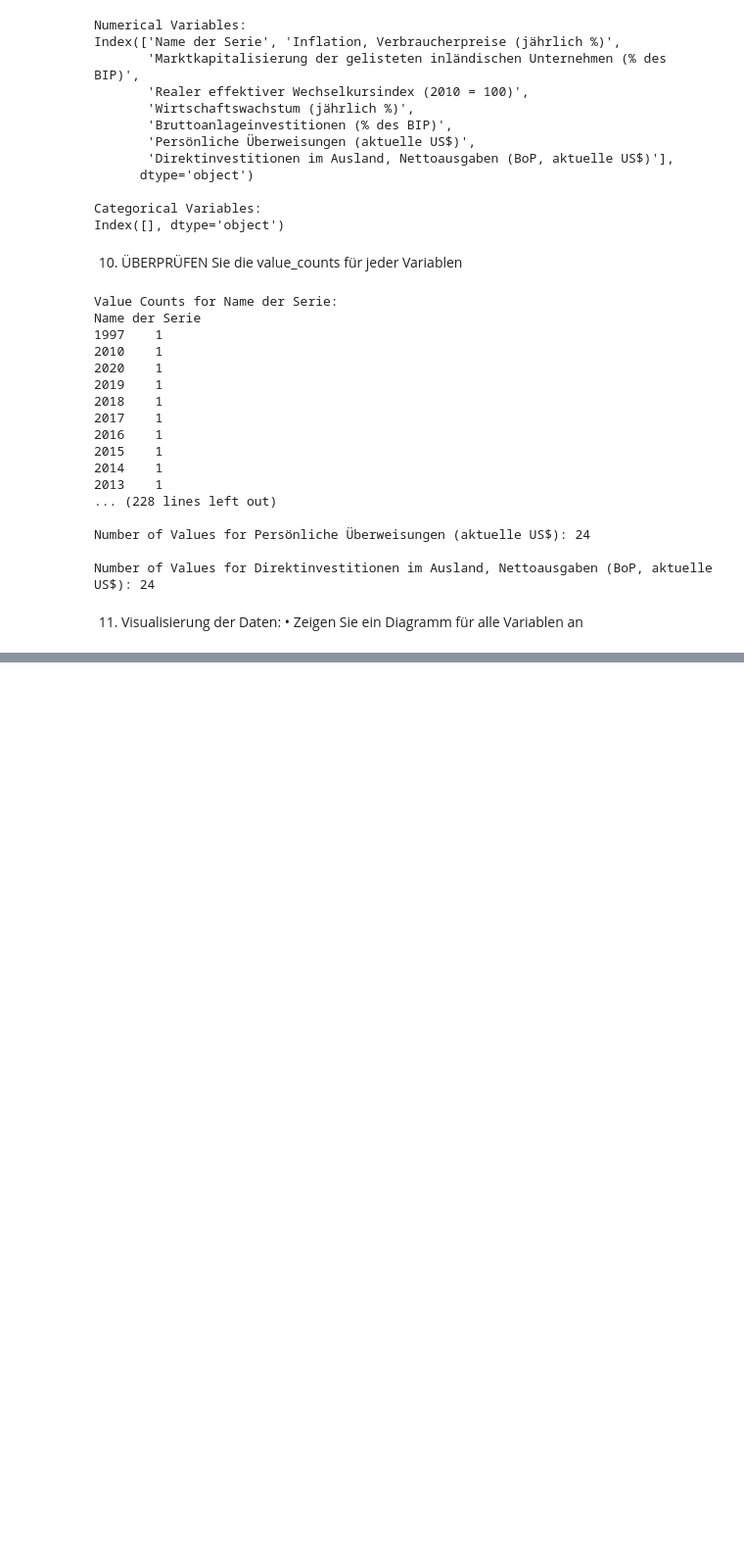
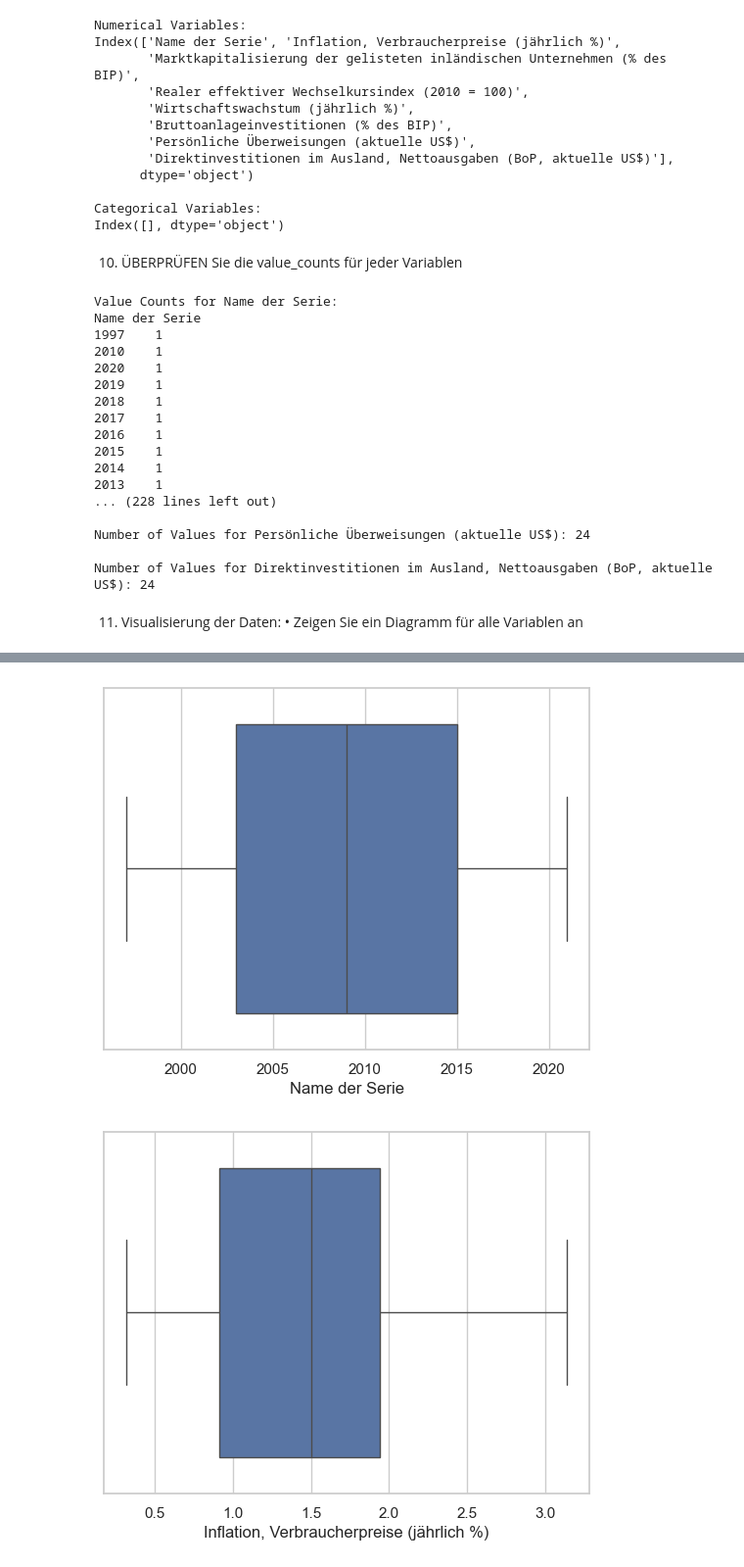
Before and after one commit to mjzago/INTOcode, a Jupyter notebook: Agile Data Project with Python/Germany.ipynb, the cells around one changed output, grey strips where cells are left out. Shown at 98% size. Drawn from its saved outputs; the diff is of its cells as text; code cells hidden in the pictures; blank space fills up the shorter version.

```diff
--- a/Agile Data Project with Python/Germany.ipynb
+++ b/Agile Data Project with Python/Germany.ipynb
@@ -333,2 +330,9 @@ plt.show()
 # %%
 12. Erkennung und Entfernung von Ausreißern (Outliers)
+# %%
+for col in df:
+        sns.boxplot(x=col, data=df)
+        plt.show()
+# %% [output]
+[figure, added]
+[figure, added]
```
Also changed, not shown: parts of 15 cells of this notebook.
